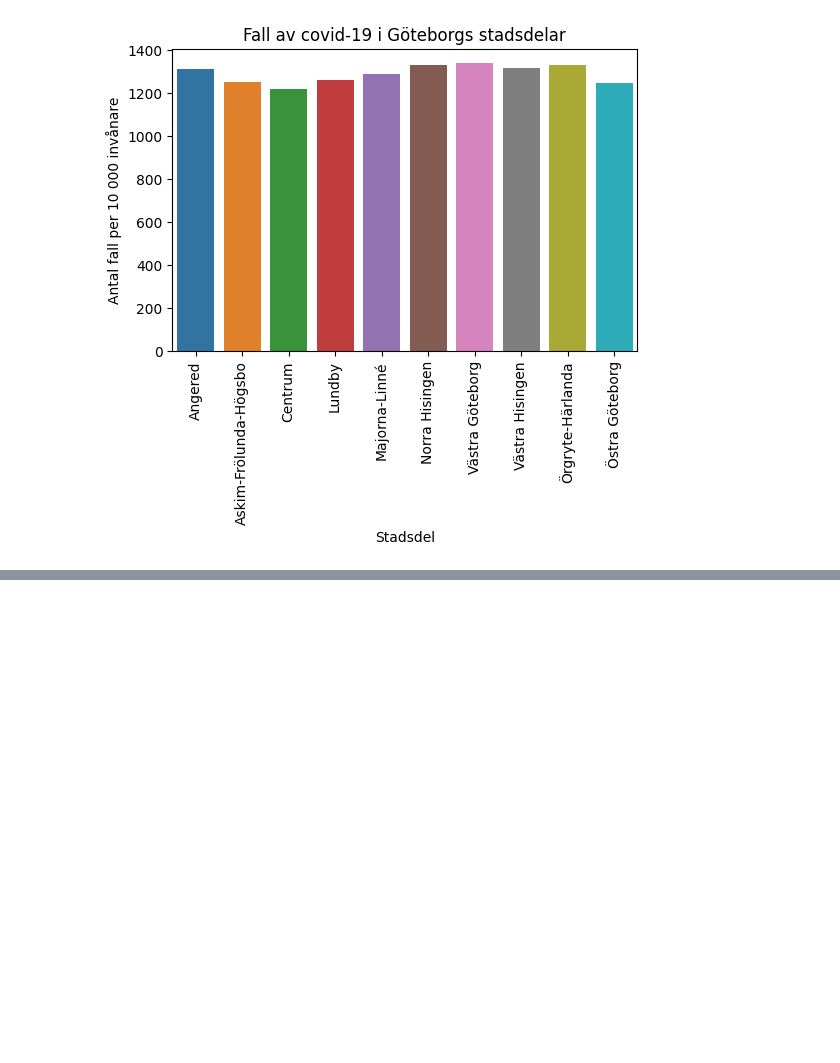
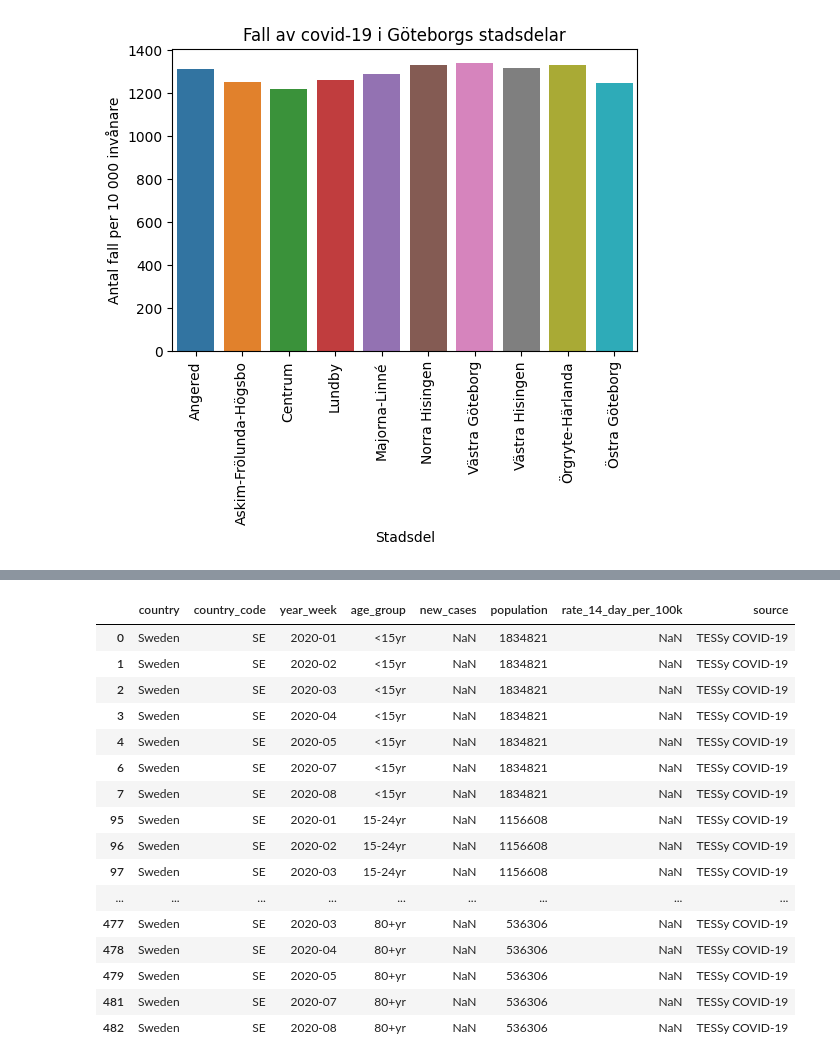
Before and after one commit to Anna-MariaSjolund/Data-Handling-Anna-MariaSjolund, a Jupyter notebook: Labs/Covid-Lab/covid_lab.ipynb, the cells around one changed output, grey strips where cells are left out. Saved outputs shown, nothing was run; the diff lists cells and outputs as text; code cells hidden in the pictures; blank space fills up the shorter version.

```diff
--- a/Labs/Covid-Lab/covid_lab.ipynb
+++ b/Labs/Covid-Lab/covid_lab.ipynb
@@ -648,0 +727,21 @@ _ = plot1.set_title("Fall av covid-19 i Göteborgs stadsdelar")
+# %%
+#NaN values are found in the weeks 2020-01 to 2020-08 for all of the ages (except for week 6)
+cases_age_swe[cases_age_swe["new_cases"].isna()]
+# %% [output]
+|  | country | country_code | year_week | age_group | new_cases | population | rate_14_day_per_100k | source |
+| 0 | Sweden | SE | 2020-01 | <15yr | NaN | 1834821 | NaN | TESSy COVID-19 |
+| 1 | Sweden | SE | 2020-02 | <15yr | NaN | 1834821 | NaN | TESSy COVID-19 |
+| 2 | Sweden | SE | 2020-03 | <15yr | NaN | 1834821 | NaN | TESSy COVID-19 |
+| 3 | Sweden | SE | 2020-04 | <15yr | NaN | 1834821 | NaN | TESSy COVID-19 |
+| 4 | Sweden | SE | 2020-05 | <15yr | NaN | 1834821 | NaN | TESSy COVID-19 |
+| 6 | Sweden | SE | 2020-07 | <15yr | NaN | 1834821 | NaN | TESSy COVID-19 |
+| 7 | Sweden | SE | 2020-08 | <15yr | NaN | 1834821 | NaN | TESSy COVID-19 |
+| 95 | Sweden | SE | 2020-01 | 15-24yr | NaN | 1156608 | NaN | TESSy COVID-19 |
+| 96 | Sweden | SE | 2020-02 | 15-24yr | NaN | 1156608 | NaN | TESSy COVID-19 |
+| 97 | Sweden | SE | 2020-03 | 15-24yr | NaN | 1156608 | NaN | TESSy COVID-19 |
+| ... | ... | ... | ... | ... | ... | ... | ... | ... |
+| 477 | Sweden | SE | 2020-03 | 80+yr | NaN | 536306 | NaN | TESSy COVID-19 |
+| 478 | Sweden | SE | 2020-04 | 80+yr | NaN | 536306 | NaN | TESSy COVID-19 |
+| 479 | Sweden | SE | 2020-05 | 80+yr | NaN | 536306 | NaN | TESSy COVID-19 |
+| 481 | Sweden | SE | 2020-07 | 80+yr | NaN | 536306 | NaN | TESSy COVID-19 |
+| 482 | Sweden | SE | 2020-08 | 80+yr | NaN | 536306 | NaN | TESSy COVID-19 |
```
Also changed, not shown: parts of 14 cells of this notebook.
